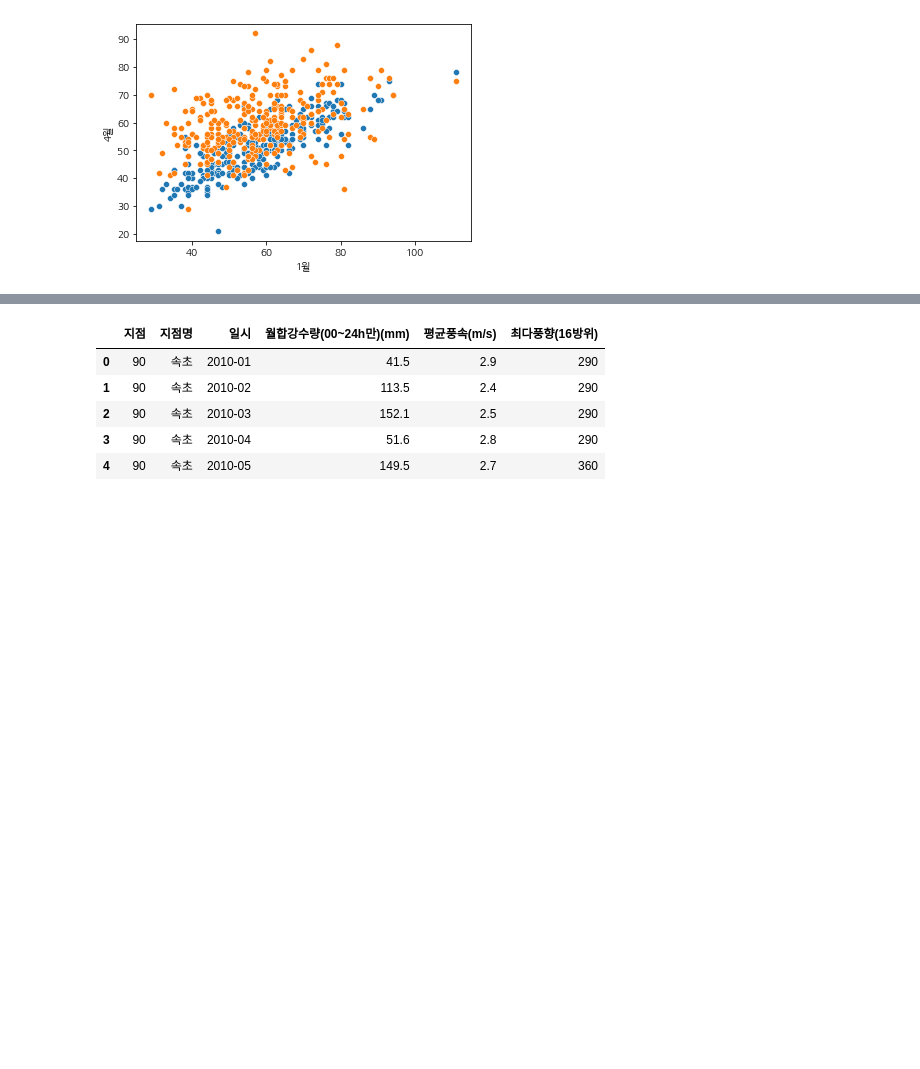
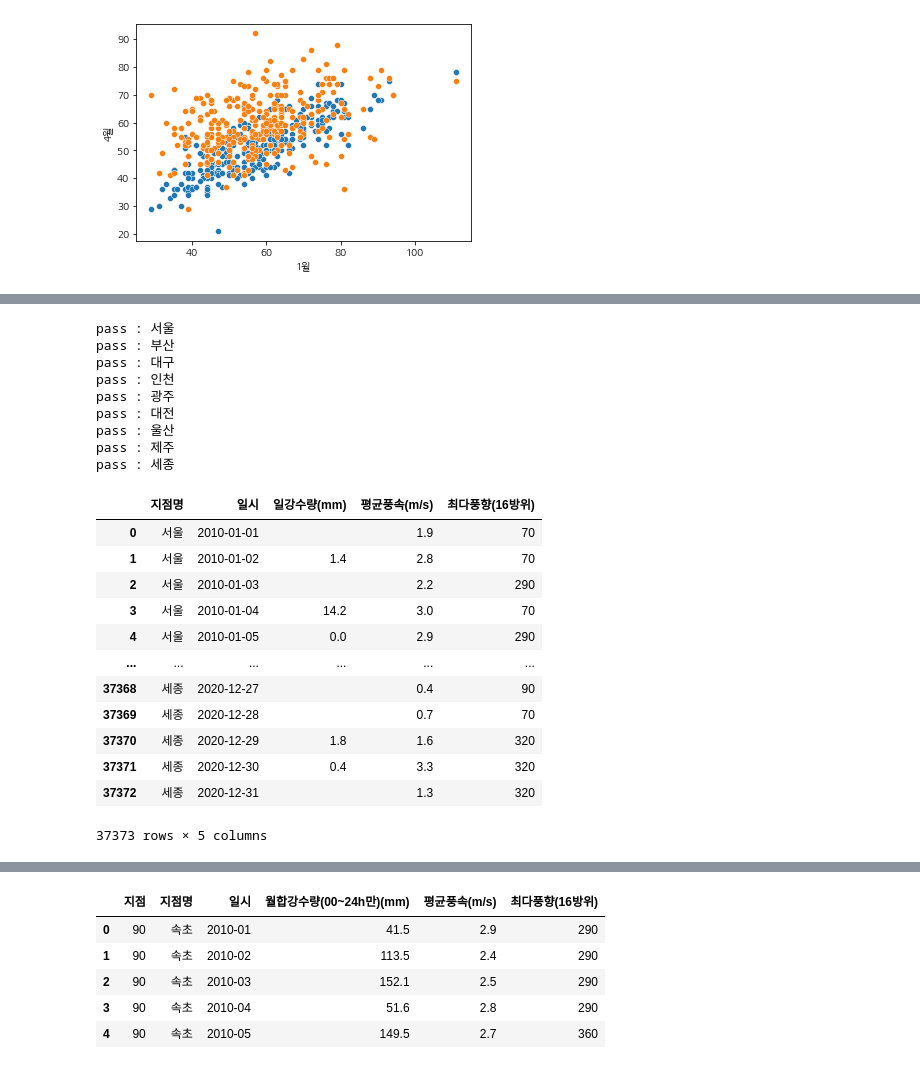
Before and after one commit to KimYeonWook511/PM10_Analysis, a Jupyter notebook: Code/PM10_Analysis.ipynb, the cells around one changed output, grey strips where cells are left out. Saved outputs shown, nothing was run; the diff lists cells and outputs as text; code cells hidden in the pictures; blank space fills up the shorter version.

Commit message:
날씨 API 함수 및 csv파일 저장 기능 구현

```diff
--- a/Code/PM10_Analysis.ipynb
+++ b/Code/PM10_Analysis.ipynb
@@ -396,0 +416,8 @@ sns.scatterplot(data = df_dic['2010년'], x = '1월', y = df_dic['2011년']['4
+# %%
+### 공공데이터 날씨 API 사용
+import pandas as pd
+import requests
+import json
+
+serviceKey = 'lPVMMG%2FF9VQezvJx592%2Fx455LpJ4FjQRXjIlOnLcVEARZcvAV5Ul0%2B7wwrhyTnw6CIFwE0Z5gS2ttyEwSNn2OA%3D%3D' # 일반 인증키
+stnIds_df = pd.read_csv('/content/drive/MyDrive/PM10_Analysis_Project/Dataset/지역.csv', encoding='cp949') # 날씨 측정 지점코드, 지점명, 관리관서가 담긴 csv파일
@@ -449,0 +477,11 @@ df
+# %%
+# API호출시 쓰일 지역 데이터프레임 생성
+area_df = pd.DataFrame()
+area_df['area'] = np.nan
+
+for year in df_dic.keys():
+  area_df2 = pd.DataFrame()
+  area_df2['area'] = df_dic[year].loc[df_dic[year]['구분1'] == '도시대기', '구분2'].unique()
+  area_df = pd.merge(area_df, area_df2, how = 'outer', on = 'area')
+
+area_df
@@ -449,0 +507,37 @@ df
+# %%
+# 날씨 API 호출
+weather_df = runWeatherAPI(area_df)
+
+# 날씨 데이터프레임 출력
+weather_df.rename(columns = {'stnNm' : '지점명', 'tm' : '일시', 'sumRn' : '일강수량(mm)', 'avgWs' : '평균풍속(m/s)', 'maxWd' : '최다풍향(16방위)'}, inplace = True)
+weather_df
+# stnNm : 지점명(종관기상관측 지점명)
+# tm : 일시
+# sumRn : 일강수량(mm)
+# avgWs : 평균 풍속(m/s)
+# maxWd : 최다 풍향(16방위)
+# 남동쪽은 ↘, 그런데 남동풍은 ↖ 이렇게 표시
+# 남동풍 : 남동쪽에서 불어오는 바람
+# %% [output]
+pass : 서울
+pass : 부산
+pass : 대구
+pass : 인천
+pass : 광주
+pass : 대전
+pass : 울산
+pass : 제주
+pass : 세종
+|  | 지점명 | 일시 | 일강수량(mm) | 평균풍속(m/s) | 최다풍향(16방위) |
+| 0 | 서울 | 2010-01-01 |  | 1.9 | 70 |
+| 1 | 서울 | 2010-01-02 | 1.4 | 2.8 | 70 |
+| 2 | 서울 | 2010-01-03 |  | 2.2 | 290 |
+| 3 | 서울 | 2010-01-04 | 14.2 | 3.0 | 70 |
+| 4 | 서울 | 2010-01-05 | 0.0 | 2.9 | 290 |
+| ... | ... | ... | ... | ... | ... |
+| 37368 | 세종 | 2020-12-27 |  | 0.4 | 90 |
+| 37369 | 세종 | 2020-12-28 |  | 0.7 | 70 |
+| 37370 | 세종 | 2020-12-29 | 1.8 | 1.6 | 320 |
+| 37371 | 세종 | 2020-12-30 | 0.4 | 3.3 | 320 |
+| 37372 | 세종 | 2020-12-31 |  | 1.3 | 320 |
+37373 rows × 5 columns
```
Also changed, not shown: parts of 23 cells of this notebook.
